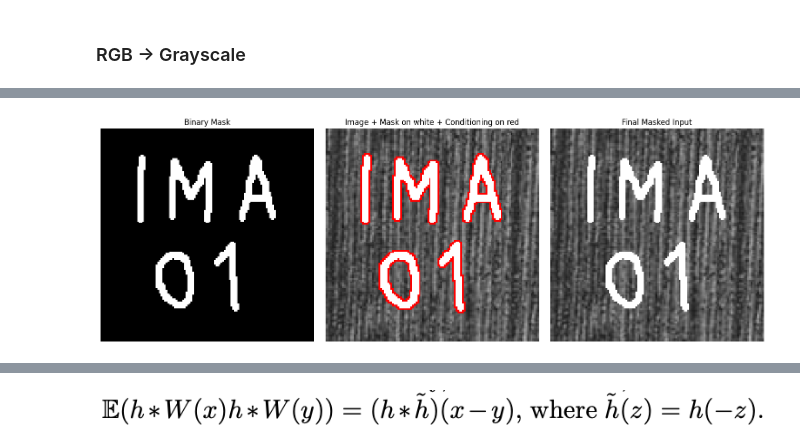
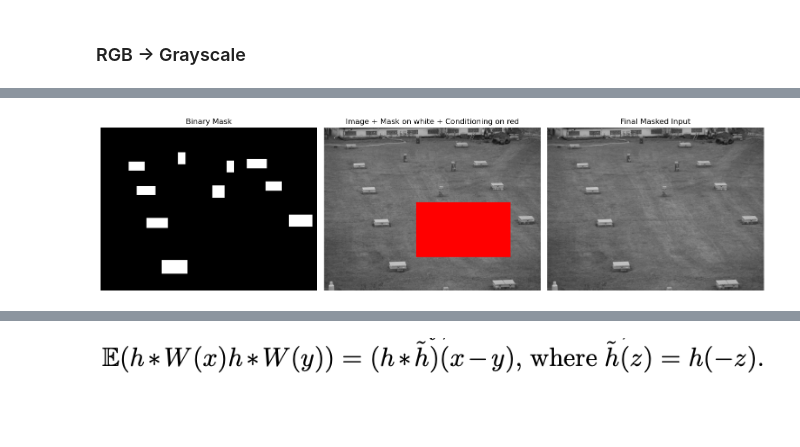
Before and after one commit to guilhermeRaibolt/gaussian-impainting, a Jupyter notebook: gaussian_sampling.ipynb, the cells around one changed output, grey strips where cells are left out. Saved outputs shown, nothing was run; the diff lists cells and outputs as text; code cells hidden in the pictures; blank space fills up the shorter version.

```diff
--- a/gaussian_sampling.ipynb
+++ b/gaussian_sampling.ipynb
@@ -54,0 +63,9 @@ height, weight
+# %%
+binary_mask = cv2.imread('data/grass_complete (1).bmp', cv2.IMREAD_GRAYSCALE)
+binary_mask = np.where(binary_mask == 255, 255, 0).astype(np.uint8)
+
+
+# binary_mask = cv2.imread('data/ima01_mask.bmp', cv2.IMREAD_GRAYSCALE)
+
+plt.imshow(binary_mask, vmin=0, vmax=255, cmap = 'gray')
+plt.show()
@@ -54,0 +74,6 @@ height, weight
+# %%
+cond_image = cv2.imread('data/conditioning.bmp', cv2.IMREAD_GRAYSCALE)
+conditioning = np.where(cond_image == 255, 255, 0).astype(np.uint8)
+
+plt.imshow(conditioning, vmin=0, vmax=255, cmap = 'gray')
+plt.show()
@@ -68,40 +95,58 @@ def create_cond_mask(mask, depth=3):
     cond_mask = dilated_mask ^ mask
     return cond_mask
 
-def generate_mask_binary_image(binary_image, depth=3):
+# def generate_mask_binary_image(binary_image, depth=3):
+#     mask = create_mask(binary_image)
+#     cond_mask = create_cond_mask(mask, depth)
+#     return mask, cond_mask
+
+def generate_mask_binary_image(binary_image,
+                               depth=3,
+                               cond_binary_image=None):
+    """
+    If cond_binary_image is provided:
+        - conditioning set = locations where cond_binary_image is 1 or 255
+    Otherwise:
+        - conditioning set = dilation(mask) XOR mask
+    """
     mask = create_mask(binary_image)
-    cond_mask = create_cond_mask(mask, depth)
+
+    if cond_binary_image is not None:
+        # Convert external conditioning mask
+        cond = create_mask(cond_binary_image)
+        cond_mask = cond & (~mask)  # ensure no intersection with main mask
+    else:
+        cond_mask = create_cond_mask(mask, depth)
+
     return mask, cond_mask
 
-binary_mask = cv2.imread('data/ima01_mask.bmp', cv2.IMREAD_GRAYSCALE)
-
-mask, cond_mask = generate_mask_binary_image(binary_mask, depth=3)
+mask, cond_mask = generate_mask_binary_image(binary_mask, depth=3, cond_binary_image=conditioning)
 
 masked_image_gray = image_gray.copy()
 masked_image_gray[mask] = 255
 
 combined_visualization = cv2.cvtColor(image_gray.astype(np.uint8), cv2.COLOR_GRAY2RGB)
 combined_visualization[mask] = [255, 255, 255]
 combined_visualization[cond_mask] = [255, 0, 0]
 
 plt.figure(figsize=(15, 5))
 
 plt.subplot(1, 3, 1)
 plt.imshow(binary_mask, cmap='gray')
 plt.title("Binary Mask")
 plt.axis('off')
 
 plt.subplot(1, 3, 2)
 plt.imshow(combined_visualization)
 plt.title("Image + Mask on white + Conditioning on red")
 plt.axis('off')
 
 plt.subplot(1, 3, 3)
 plt.imshow(masked_image_gray, cmap='gray', vmin=0, vmax=255)
 plt.title('Final Masked Input')
 plt.axis('off')
 
 plt.tight_layout()
 plt.show()
 # %% [output]
-[figure, old version]
+[figure, new version]
```
Also changed, not shown: parts of 44 cells of this notebook.
